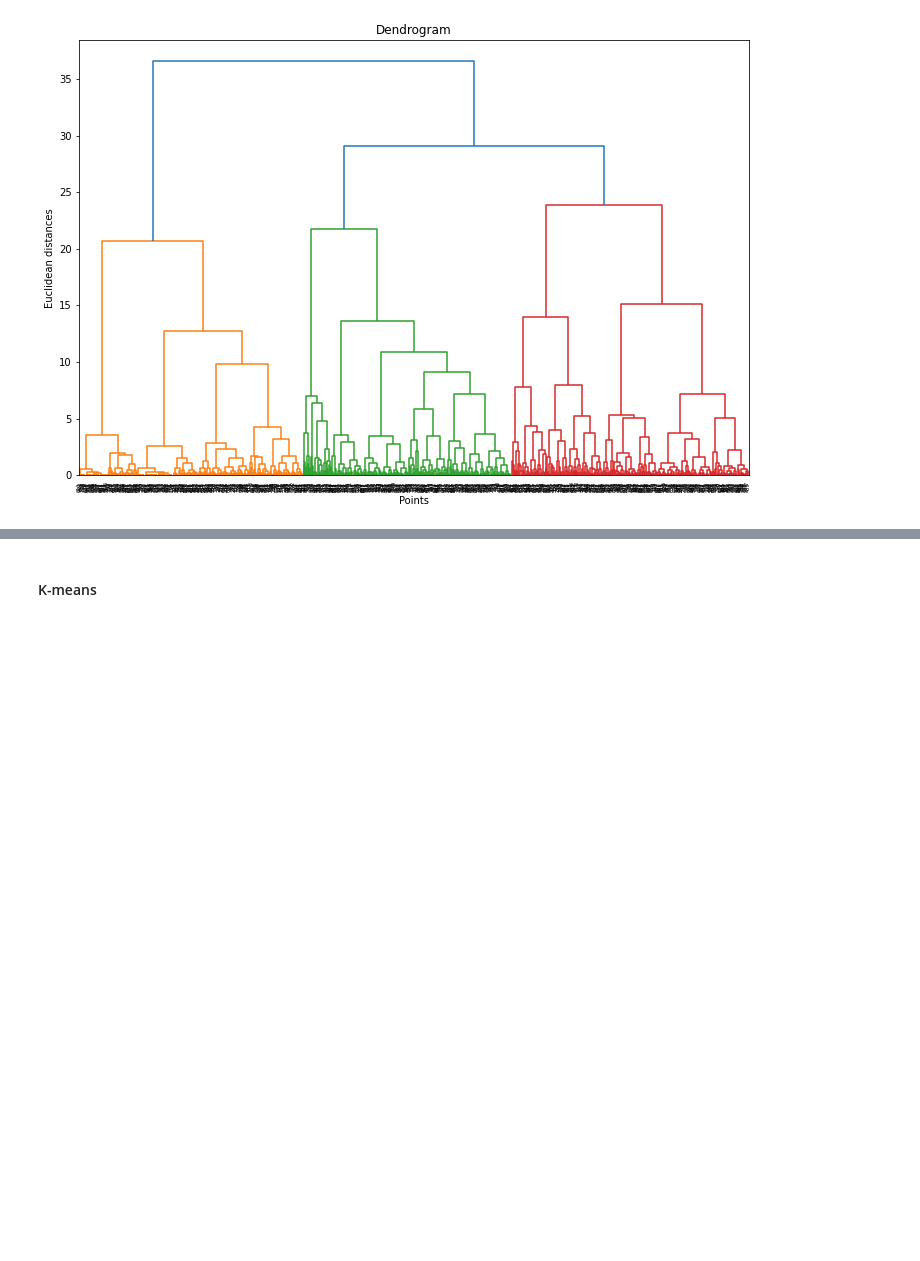
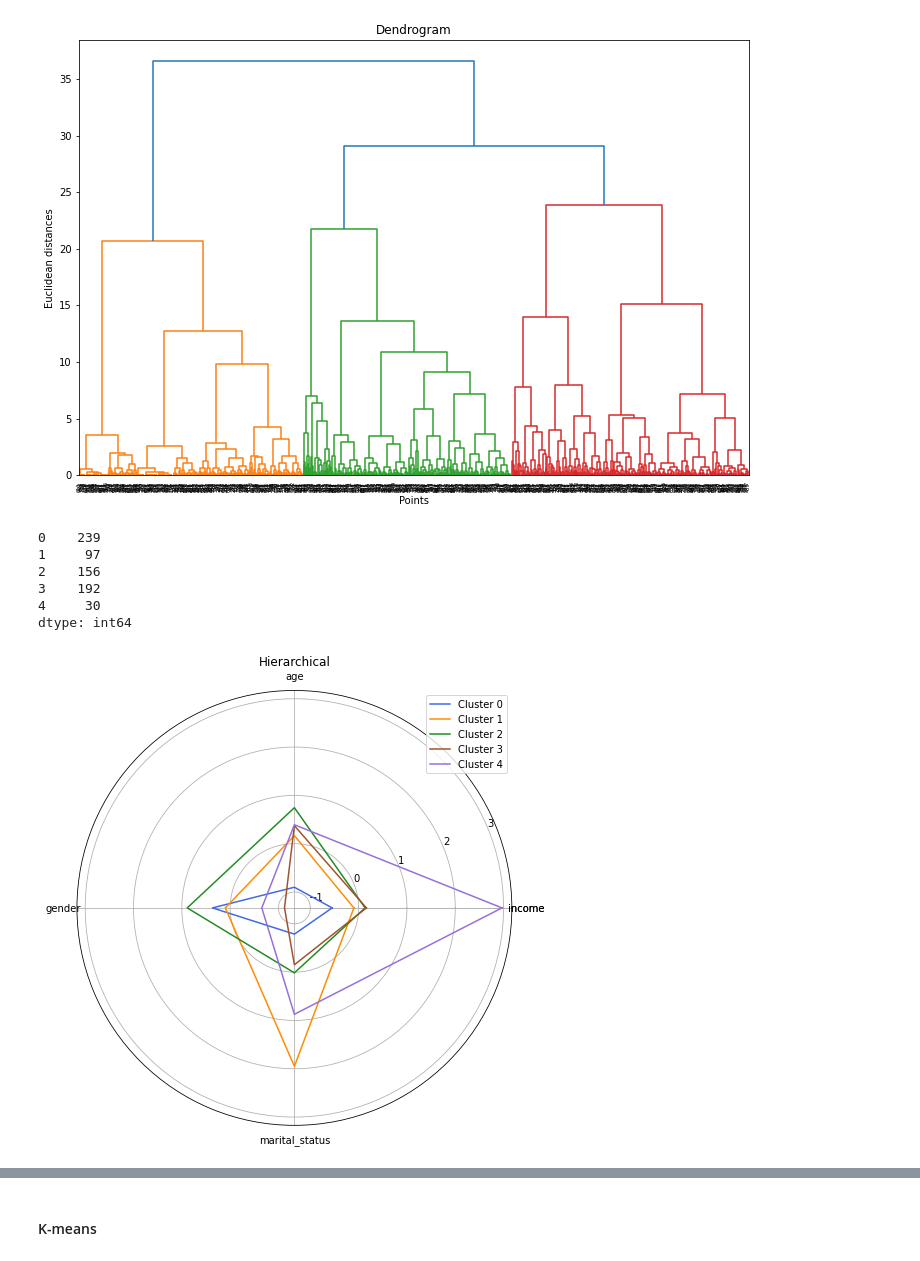
Before and after one commit to fynnweaver/Clustering_Demographic_Info, a Jupyter notebook: Clustering.ipynb, the cells around one changed output, grey strips where cells are left out. Cells and saved outputs as stored; diff of their text form; code cells hidden in the pictures; blank space fills up the shorter version.

```diff
--- a/Clustering.ipynb
+++ b/Clustering.ipynb
@@ -157,3 +220,14 @@ ac = AgglomerativeClustering(affinity='euclidean',
                              n_clusters=5)
 #fit and predict
 y_hc = ac.fit_predict(customers_normal.values)
+# %%
+print(pd.DataFrame(y_hc).value_counts().sort_index())
+radar_plot(customers_normal, y_hc, 'Hierarchical', 'data_imgs/normal_hierarchy.png')
+# %% [output]
+0    239
+1     97
+2    156
+3    192
+4     30
+dtype: int64
+[figure, new version]
```
Also changed, not shown: parts of 38 cells of this notebook, 9 other files.
